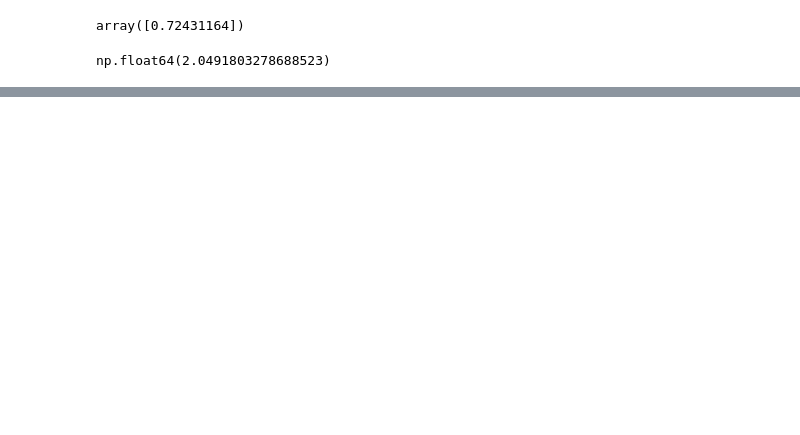
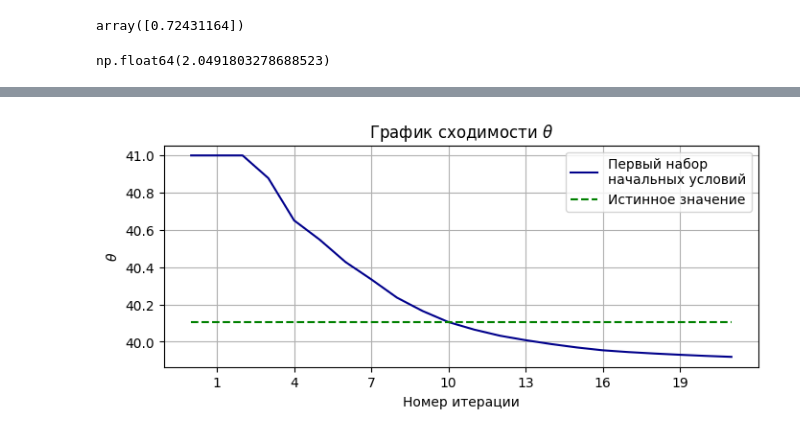
Before and after one commit to Recognizer525/Signal-Processing, a Jupyter notebook: Program Complex for chapter I/Experimental Version/MUSIC-EM comparing, no multistart for EM.ipynb, the cells around one changed output, grey strips where cells are left out. Saved outputs shown, nothing was run; the diff lists cells and outputs as text; code cells hidden in the pictures; blank space fills up the shorter version.

Commit message:
Graphs for likelihood and for angles are added

```diff
--- a/Program Complex for chapter I/Experimental Version/MUSIC-EM comparing, no multistart for EM.ipynb
+++ b/Program Complex for chapter I/Experimental Version/MUSIC-EM comparing, no multistart for EM.ipynb
@@ -71,3 +72,9 @@ em_stoch.incomplete_lkhd(X1_with_mv, EM_theta1_rad, EM_P1, Q_1), em_stoch.incomp
+# %%
+lhd_list1 = np.array(lhd_list1)
+x1_lhd = np.arange(len(lhd_list1))
+
+angles_list1 = np.rad2deg(np.array(angles_list1))
+x1_angle = np.arange(len(angles_list1))
 # %%
 Num_sensors2 = 25
 Num_emitters2 = 1
@@ -194,0 +167,13 @@ array([[0.71558499],
+# %%
+plt.figure(figsize=(8, 3))
+plt.title(r'$\text{График сходимости} \,\,\theta$')
+plt.plot(x1_angle, angles_list1,color='darkblue', label=f'Первый набор\nначальных условий')
+plt.plot(x1_angle, np.tile(theta1_deg, len(angles_list1)), color='green', label='Истинное значение', linestyle='--')
+plt.xlabel('Номер итерации')
+plt.ylabel(r'$\theta$')
+plt.xticks(np.arange(1,20,3))
+plt.legend()
+plt.grid()
+plt.show()
+# %% [output]
+[figure, added]
```
Also changed, not shown: parts of 15 cells of this notebook, 12 other files.
